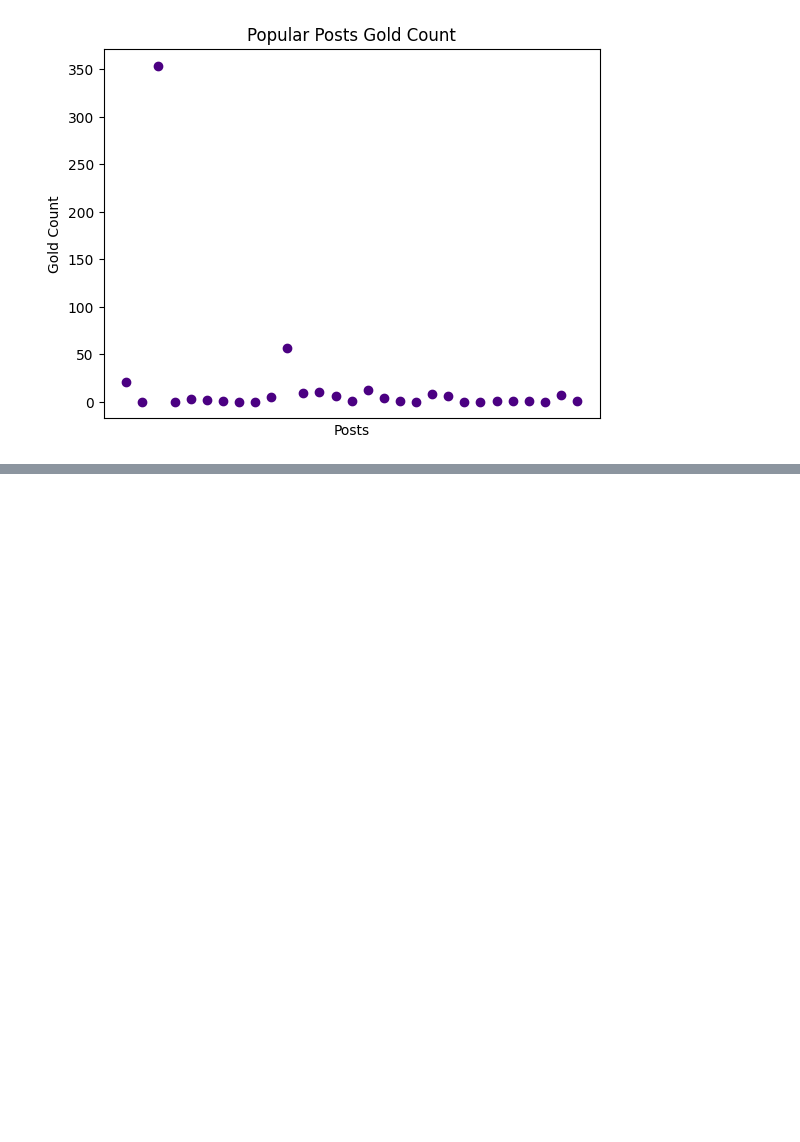
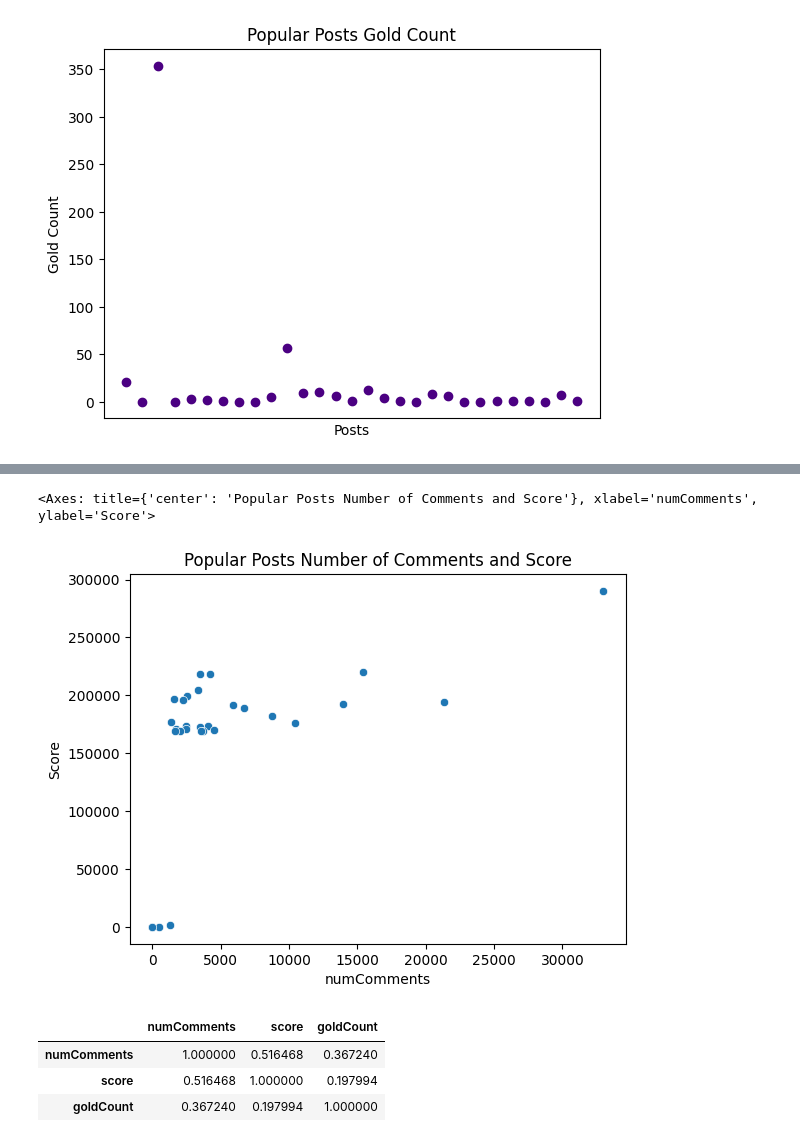
Before and after one commit to AslihanYoldas/Data-Science-reddit-api-project-Ada-lovelace-academy, a Jupyter notebook: main.ipynb, the cells around one changed output, grey strips where cells are left out. Saved outputs shown, nothing was run; the diff lists cells and outputs as text; code cells hidden in the pictures; blank space fills up the shorter version.

Commit message:
Data viz about popular posts' and data science posts' comment number , score and gold count added

```diff
--- a/main.ipynb
+++ b/main.ipynb
@@ -409,3 +408,14 @@ popular_posts_df.query('goldCount > 300')
 # %% [output]
 |  | id | title | numComments | score | author | authorId | goldCount | domain |
 | 2 | t3_144f6xm | 📣 Apollo will close down on June ... | 15438 | 220416 | iamthatis | t2_4mwol | 354 | self.apolloapp |
+# %%
+plt.title('Popular Posts Number of Comments and Score')
+plt.ylabel('Score')
+plt.xlabel('numComments')
+sns.scatterplot(data=popular_posts_df,
+                x="numComments",
+                y="score",
+                )
+# %% [output]
+<Axes: title={'center': 'Popular Posts Number of Comments and Score'}, xlabel='numComments', ylabel='Score'>
+[figure, added]
@@ -411,0 +424,7 @@ popular_posts_df.query('goldCount > 300')
+# %%
+matrix
+# %% [output]
+|  | numComments | score | goldCount |
+| numComments | 1.000000 | 0.516468 | 0.367240 |
+| score | 0.516468 | 1.000000 | 0.197994 |
+| goldCount | 0.367240 | 0.197994 | 1.000000 |
```
Also changed, not shown: parts of 13 cells of this notebook, 1 other file.
